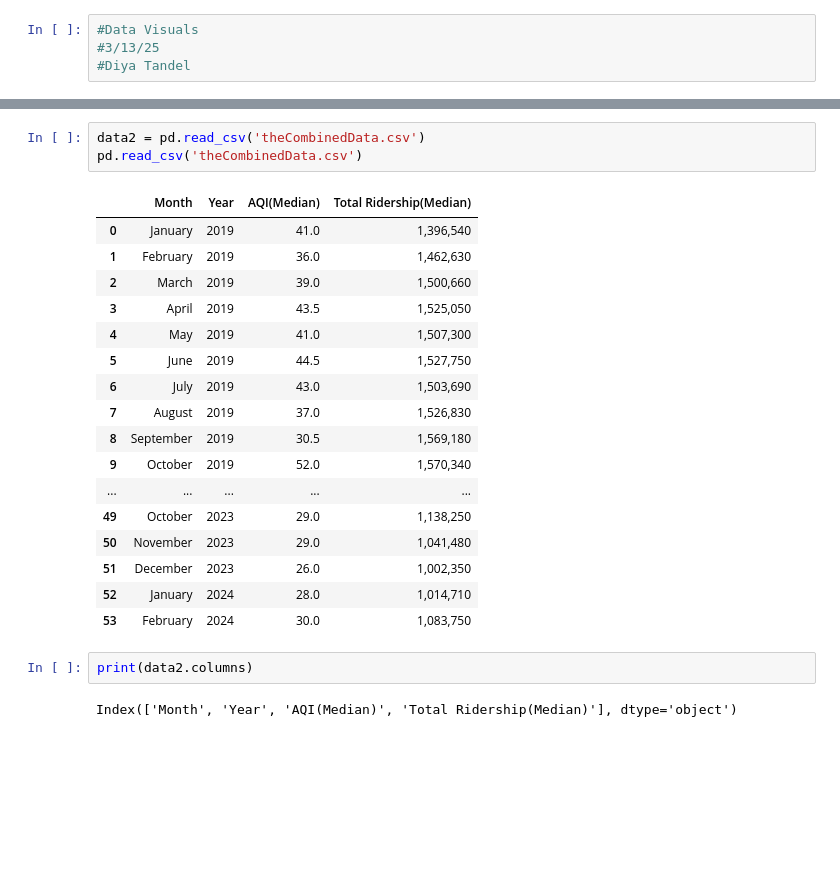
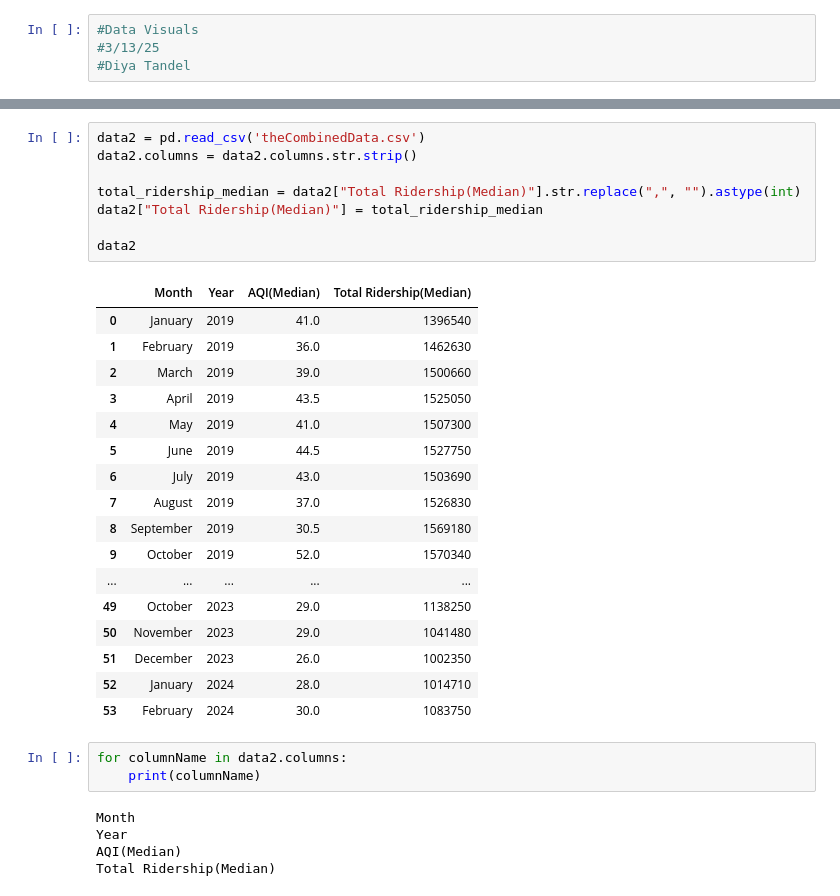
Before and after one commit to travisfw/DataJam-Skyline-F1, a Jupyter notebook: DataVisualCombined.ipynb, the cells around one changed output, grey strips where cells are left out. Drawn from its saved outputs; the diff is of its cells as text; blank space fills up the shorter version.

```diff
--- a/DataVisualCombined.ipynb
+++ b/DataVisualCombined.ipynb
@@ -13,28 +13,37 @@ print(pd)
 # %%
 data2 = pd.read_csv('theCombinedData.csv')
-pd.read_csv('theCombinedData.csv')
+data2.columns = data2.columns.str.strip()
+
+total_ridership_median = data2["Total Ridership(Median)"].str.replace(",", "").astype(int)
+data2["Total Ridership(Median)"] = total_ridership_median
+
+data2
 # %% [output]
 |  | Month | Year | AQI(Median) | Total Ridership(Median) |
-| 0 | January | 2019 | 41.0 | 1,396,540 |
-| 1 | February | 2019 | 36.0 | 1,462,630 |
-| 2 | March | 2019 | 39.0 | 1,500,660 |
-| 3 | April | 2019 | 43.5 | 1,525,050 |
-| 4 | May | 2019 | 41.0 | 1,507,300 |
-| 5 | June | 2019 | 44.5 | 1,527,750 |
-| 6 | July | 2019 | 43.0 | 1,503,690 |
-| 7 | August | 2019 | 37.0 | 1,526,830 |
-| 8 | September | 2019 | 30.5 | 1,569,180 |
-| 9 | October | 2019 | 52.0 | 1,570,340 |
+| 0 | January | 2019 | 41.0 | 1396540 |
+| 1 | February | 2019 | 36.0 | 1462630 |
+| 2 | March | 2019 | 39.0 | 1500660 |
+| 3 | April | 2019 | 43.5 | 1525050 |
+| 4 | May | 2019 | 41.0 | 1507300 |
+| 5 | June | 2019 | 44.5 | 1527750 |
+| 6 | July | 2019 | 43.0 | 1503690 |
+| 7 | August | 2019 | 37.0 | 1526830 |
+| 8 | September | 2019 | 30.5 | 1569180 |
+| 9 | October | 2019 | 52.0 | 1570340 |
 | ... | ... | ... | ... | ... |
-| 49 | October | 2023 | 29.0 | 1,138,250 |
-| 50 | November | 2023 | 29.0 | 1,041,480 |
-| 51 | December | 2023 | 26.0 | 1,002,350 |
-| 52 | January | 2024 | 28.0 | 1,014,710 |
-| 53 | February | 2024 | 30.0 | 1,083,750 |
+| 49 | October | 2023 | 29.0 | 1138250 |
+| 50 | November | 2023 | 29.0 | 1041480 |
+| 51 | December | 2023 | 26.0 | 1002350 |
+| 52 | January | 2024 | 28.0 | 1014710 |
+| 53 | February | 2024 | 30.0 | 1083750 |
 # %%
-print(data2.columns)
+for columnName in data2.columns:
+    print(columnName)
 # %% [output]
-Index(['Month', 'Year', 'AQI(Median)', 'Total Ridership(Median)'], dtype='object')
+Month
+Year
+AQI(Median)
+Total Ridership(Median)
 # %%
 sns.scatterplot(x=data2["AQI(Median)"], y=data2["Total Ridership(Median)"], hue=data2["Year"], palette="coolwarm", alpha=0.7)
 # %% [output]
```
Also changed, not shown: parts of 5 cells of this notebook, 2 other files.
